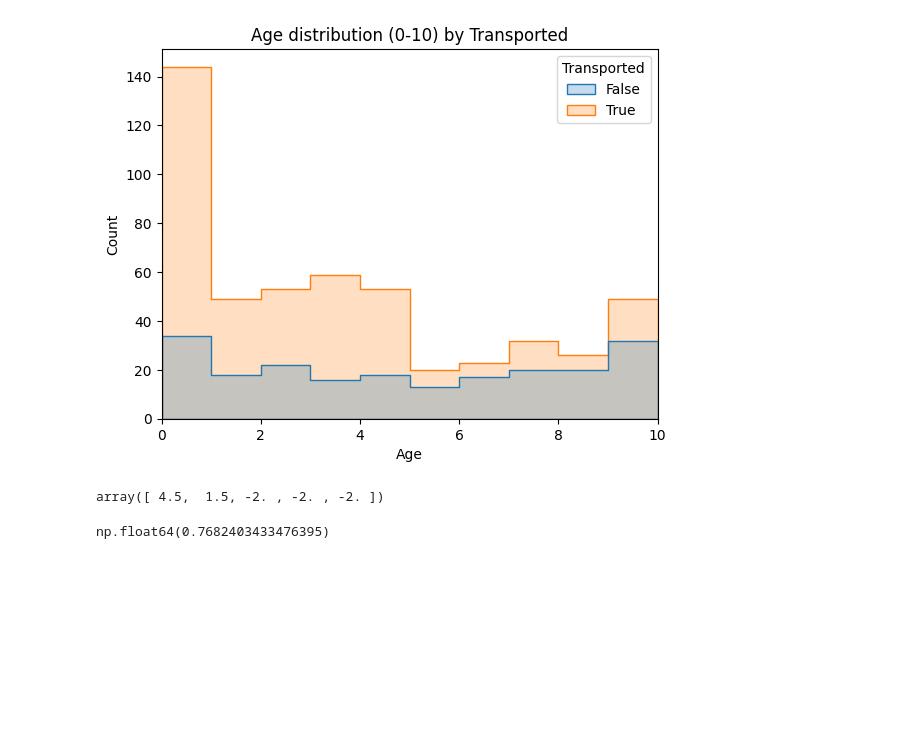
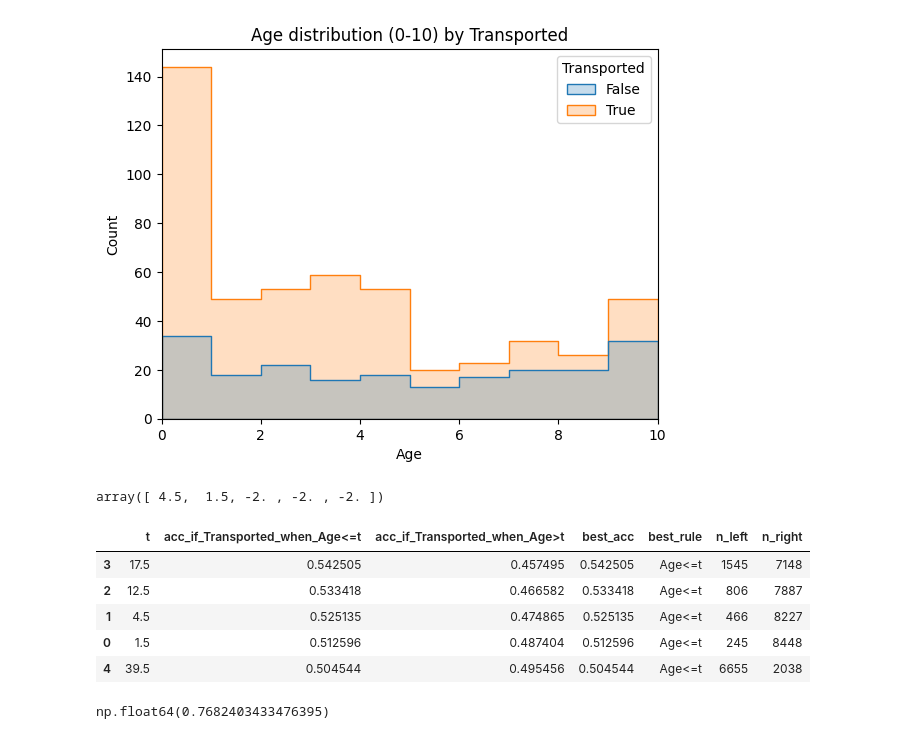
Before and after one commit to admlars2/SpaceTitanic, a Jupyter notebook: notebooks/01_eda.ipynb, the cells around one changed output. Cells and saved outputs as stored; diff of their text form; code cells hidden in the pictures; blank space fills up the shorter version.

```diff
--- a/notebooks/01_eda.ipynb
+++ b/notebooks/01_eda.ipynb
@@ -693,6 +699,44 @@ tree.fit(X, y)
 tree.tree_.threshold
 # %% [output]
 array([ 4.5,  1.5, -2. , -2. , -2. ])
+# %%
+df = train_df.copy()
+
+y = df["Transported"].astype(int)
+
+raw = np.array([ 4.5,  1.5, -2. , -2. , 17.5, 12.5, -2. , -2. , 39.5, -2. , -2. ])
+cuts = np.sort(np.unique(raw[raw != -2]))
+
+rows = []
+for t in cuts:
+    m = df["Age"].le(t)
+
+    # Try both directions because we don't know whether younger/older should map to Transported=True
+    pred_younger_1 = m.astype(int)          # predict 1 if Age <= t
+    pred_older_1   = (~m).astype(int)       # predict 1 if Age > t
+
+    acc1 = accuracy_score(y, pred_younger_1)
+    acc2 = accuracy_score(y, pred_older_1)
+
+    rows.append({
+        "t": float(t),
+        "acc_if_Transported_when_Age<=t": acc1,
+        "acc_if_Transported_when_Age>t": acc2,
+        "best_acc": max(acc1, acc2),
+        "best_rule": "Age<=t" if acc1 >= acc2 else "Age>t",
+        "n_left": int(m.sum()),
+        "n_right": int((~m).sum()),
+    })
+
+results = pd.DataFrame(rows).sort_values("best_acc", ascending=False)
+results
+# %% [output]
+|  | t | acc_if_Transported_when_Age<=t | acc_if_Transported_when_Age>t | best_acc | best_rule | n_left | n_right |
+| 3 | 17.5 | 0.542505 | 0.457495 | 0.542505 | Age<=t | 1545 | 7148 |
+| 2 | 12.5 | 0.533418 | 0.466582 | 0.533418 | Age<=t | 806 | 7887 |
+| 1 | 4.5 | 0.525135 | 0.474865 | 0.525135 | Age<=t | 466 | 8227 |
+| 0 | 1.5 | 0.512596 | 0.487404 | 0.512596 | Age<=t | 245 | 8448 |
+| 4 | 39.5 | 0.504544 | 0.495456 | 0.504544 | Age<=t | 6655 | 2038 |
 # %%
 df = train_df.copy()
 
```
Also changed, not shown: parts of 14 cells of this notebook, 13 other files.
